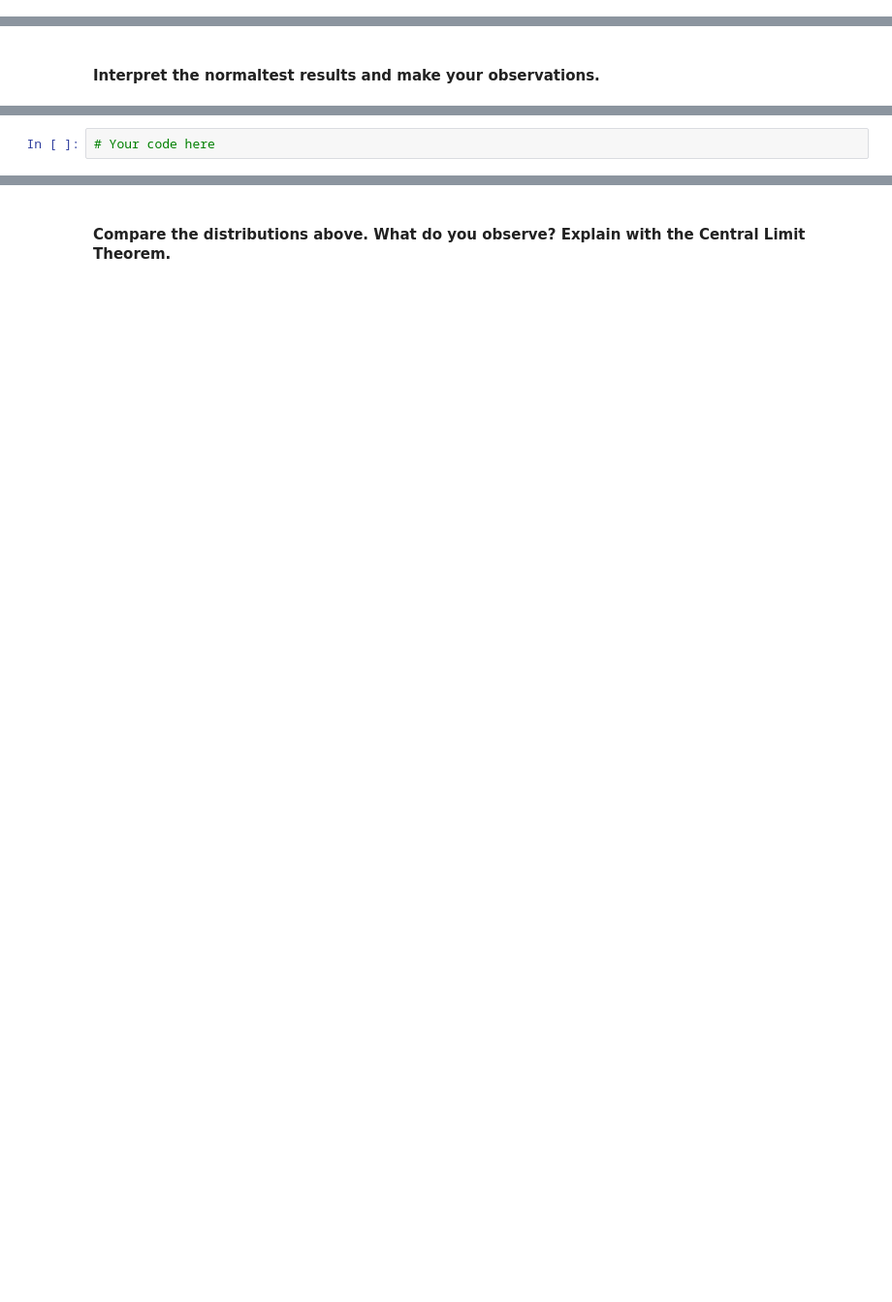
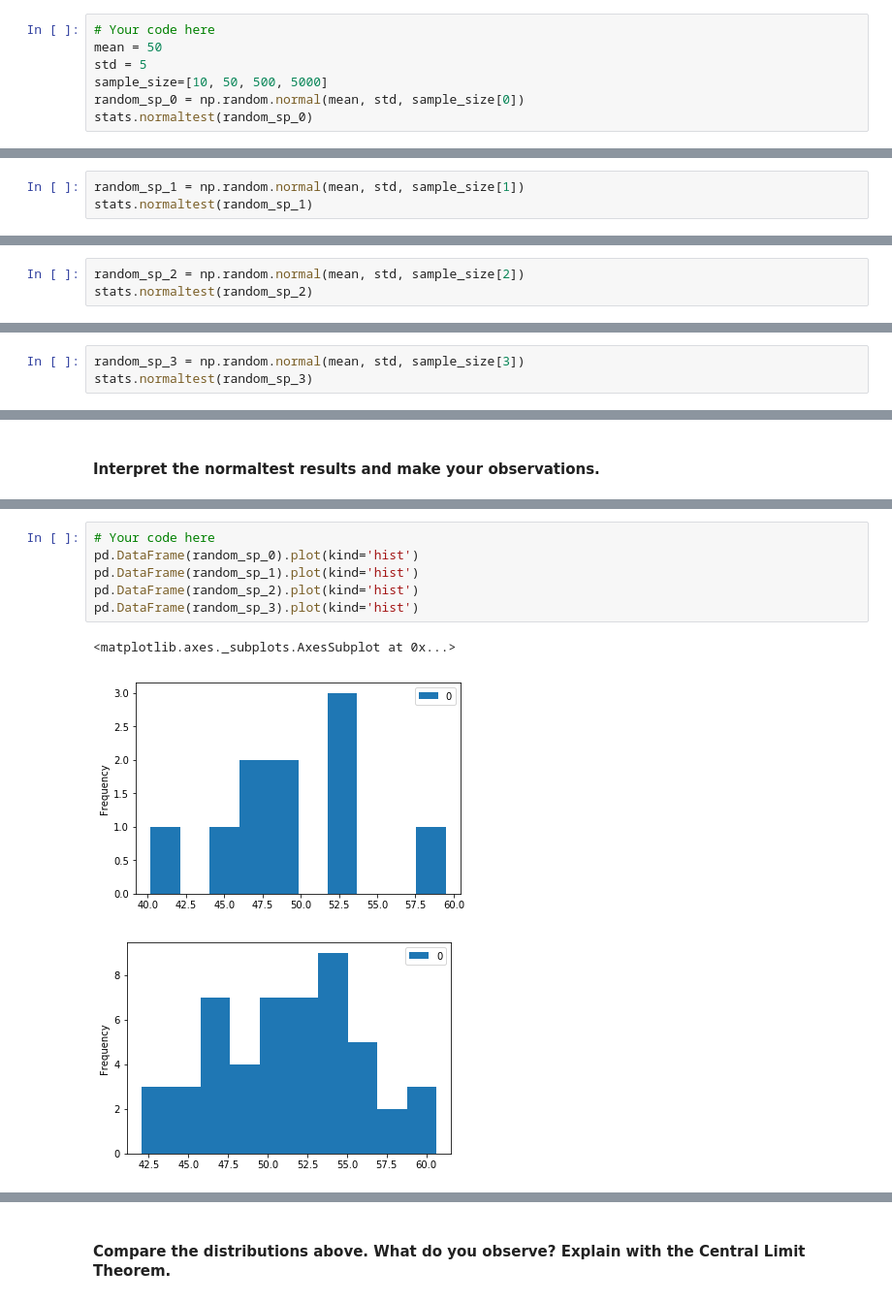
Before and after one commit to ta-data-bcn/lab-probability-dist, a Jupyter notebook: your_code/main.ipynb, the cells around one changed output, grey strips where cells are left out. Shown at 97% size. Saved outputs shown, nothing was run; the diff lists cells and outputs as text; blank space fills up the shorter version.

```diff
--- a/your_code/main.ipynb
+++ b/your_code/main.ipynb
@@ -18,0 +20,7 @@ Use mean=50, standard_deviation=5, and sample_size=[10, 50, 500, 5000] to genera
+# %%
+# Your code here
+mean = 50
+std = 5
+sample_size=[10, 50, 500, 5000]
+random_sp_0 = np.random.normal(mean, std, sample_size[0])
+stats.normaltest(random_sp_0)
@@ -18,0 +29,3 @@ Use mean=50, standard_deviation=5, and sample_size=[10, 50, 500, 5000] to genera
+# %%
+random_sp_1 = np.random.normal(mean, std, sample_size[1])
+stats.normaltest(random_sp_1)
@@ -18,0 +34,3 @@ Use mean=50, standard_deviation=5, and sample_size=[10, 50, 500, 5000] to genera
+# %%
+random_sp_2 = np.random.normal(mean, std, sample_size[2])
+stats.normaltest(random_sp_2)
@@ -18,0 +39,3 @@ Use mean=50, standard_deviation=5, and sample_size=[10, 50, 500, 5000] to genera
+# %%
+random_sp_3 = np.random.normal(mean, std, sample_size[3])
+stats.normaltest(random_sp_3)
@@ -30,5 +56,13 @@ Use matplotlib to plot a histogram of each sample.
 - Your outputs should look like below:
 
 ![normal distributions with different sample sizes](ch-1.png)
-# %%
-# Your code here
+# %%
+# Your code here
+pd.DataFrame(random_sp_0).plot(kind='hist')
+pd.DataFrame(random_sp_1).plot(kind='hist')
+pd.DataFrame(random_sp_2).plot(kind='hist')
+pd.DataFrame(random_sp_3).plot(kind='hist')
+# %% [output]
+<matplotlib.axes._subplots.AxesSubplot at 0x...>
+[figure, added]
+[figure, added]
```
Also changed, not shown: parts of 28 cells of this notebook.
